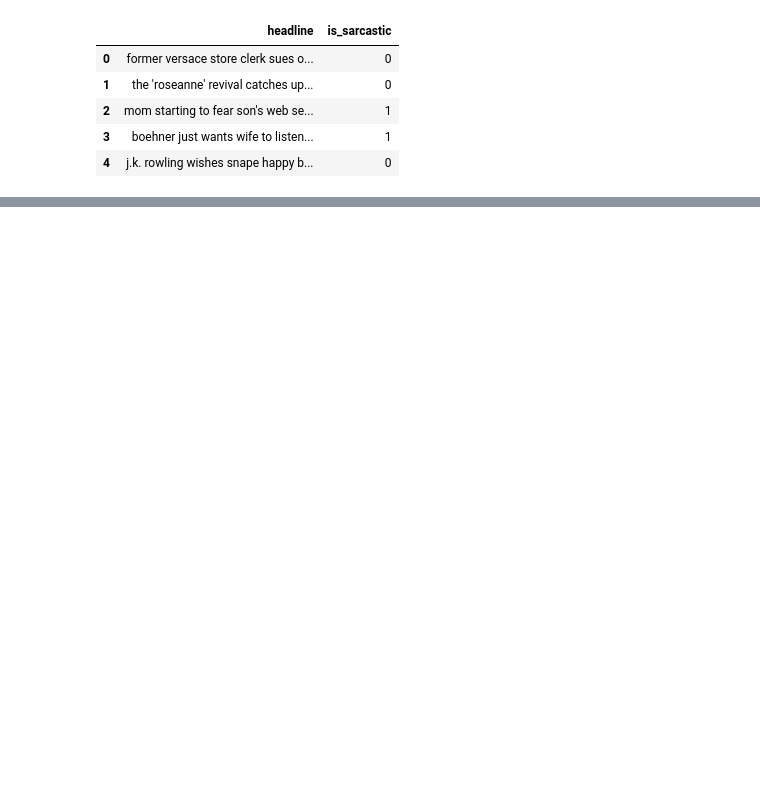
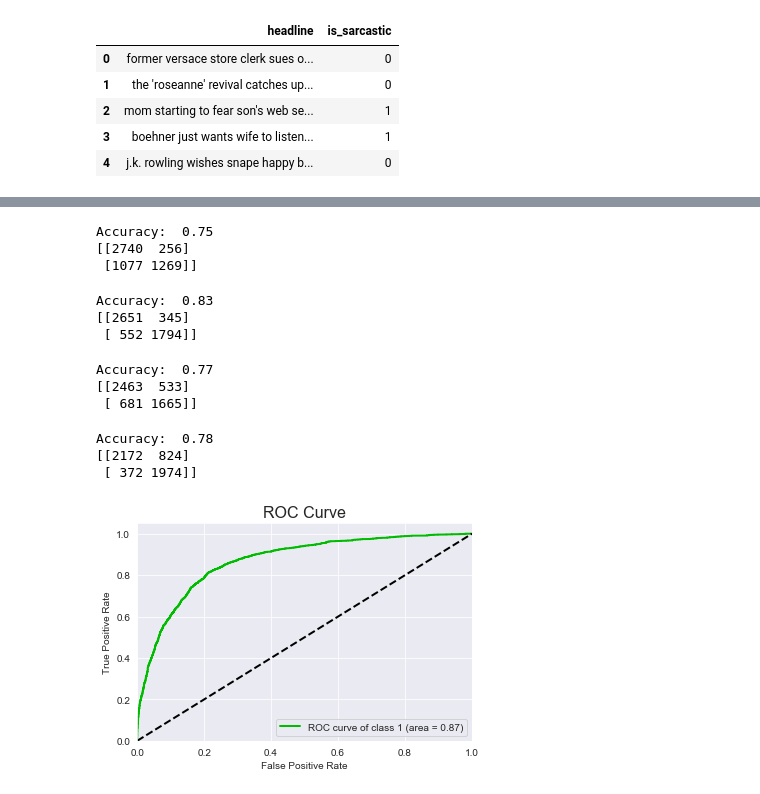
Before and after one commit to akocienia/sarcasm_detection, a Jupyter notebook: sarcasm_detection.ipynb, the cells around one changed output, grey strips where cells are left out. Drawn from its saved outputs; the diff is of its cells as text; code cells hidden in the pictures; blank space fills up the shorter version.

```diff
--- a/sarcasm_detection.ipynb
+++ b/sarcasm_detection.ipynb
@@ -98,0 +103,2 @@ array([[3613,  831],
+# %%
+df["processed_headline"] = np.array(proccessed_tokens)
@@ -98,0 +113,4 @@ array([[3613,  831],
+# %%
+cvec = CountVectorizer(analyzer="word", ngram_range=(1, 4))
+X_cvec = cvec.fit_transform(df["headline"])
+X2_cvec = cvec.fit_transform(df["processed_headline"])
@@ -98,0 +123,8 @@ array([[3613,  831],
+# %%
+# for count vectorizer:
+X_train_cvec, X_valid_cvec, y_train_cvec, y_valid_cvec = train_test_split(
+    X_cvec, y, test_size=0.2, random_state=42
+)
+X2_train_cvec, X2_valid_cvec, y2_train_cvec, y2_valid_cvec = train_test_split(
+    X2_cvec, y, test_size=0.2, random_state=42
+)
@@ -98,0 +148,3 @@ array([[3613,  831],
+# %%
+# let's start with something very simple: logistic regression
+lr_classifier = LogisticRegression(C=1, max_iter=200, solver="lbfgs", random_state=42)
@@ -98,0 +165,14 @@ array([[3613,  831],
+# %%
+# using tfid:
+get_results(lr_classifier, X2_train_tf, y2_train_tf, X2_valid_tf, y2_valid_tf)
+# %% [output]
+Accuracy:  0.75
+[[2740  256]
+ [1077 1269]]
+# %%
+# using tfid + some NLP transformations
+get_results(lr_classifier, X_train_tf, y_train_tf, X_valid_tf, y_valid_tf)
+# %% [output]
+Accuracy:  0.83
+[[2651  345]
+ [ 552 1794]]
@@ -98,0 +190,30 @@ array([[3613,  831],
+# %%
+# using CountVectorizer + some NLP transformations
+get_results(xgb_classifier, X_train_cvec, y_train_cvec, X_valid_cvec, y_valid_cvec)
+# %% [output]
+Accuracy:  0.77
+[[2463  533]
+ [ 681 1665]]
+# %%
+# using tfid + some NLP transformations
+get_results(xgb_classifier, X_train_tf, y_train_tf, X_valid_tf, y_valid_tf)
+# %% [output]
+Accuracy:  0.78
+[[2172  824]
+ [ 372 1974]]
+# %%
+# ROC curve for the best model
+pred_prob = lr_classifier.predict_proba(X_valid_cvec)
+skplt.metrics.plot_roc(
+    y_valid_cvec,
+    pred_prob,
+    plot_micro=False,
+    plot_macro=False,
+    title="ROC Curve",
+    classes_to_plot=[1],
+    title_fontsize=16,
+)
+plt.savefig("plot4.png")
+plt.show()
+# %% [output]
+[figure, added]
```
Also changed, not shown: parts of 36 cells of this notebook, 4 other files.
